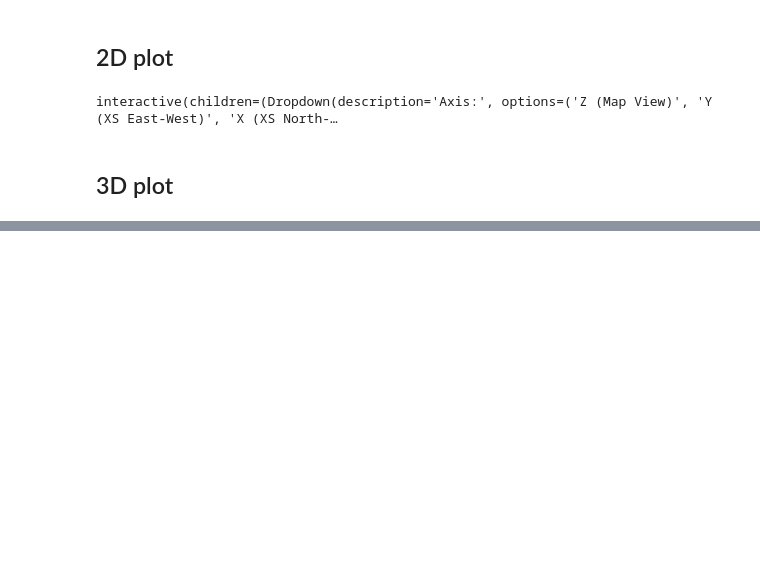
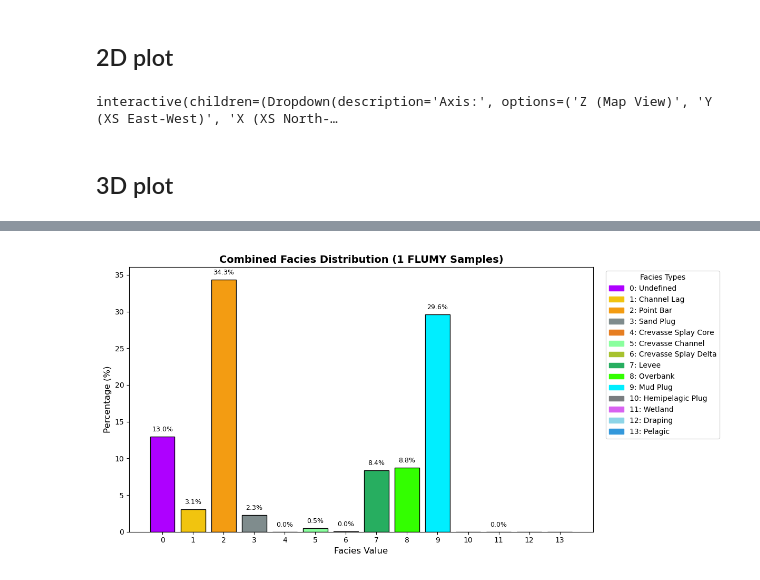
Before and after one commit to Matglassaa/Thesis-project-DGM, a Jupyter notebook: data/dataset_visualization.ipynb, the cells around one changed output, grey strips where cells are left out. Saved outputs shown, nothing was run; the diff lists cells and outputs as text; code cells hidden in the pictures; blank space fills up the shorter version.

```diff
--- a/data/dataset_visualization.ipynb
+++ b/data/dataset_visualization.ipynb
@@ -179,0 +184,64 @@ interactive(children=(IntSlider(value=64, description='X', max=127), IntSlider(v
+# %%
+files = ['sample_2.npz']
+# %%
+total_counts = np.zeros(14, dtype=np.int64)
+print("Crunching the data...")
+
+for i, f in enumerate(files):
+    filepath = os.path.join(base, f)
+    with np.load(filepath) as data:
+        grid = data['facies']
+        # Extract counts, forcing length to 14 (values 0-13)
+        file_counts = np.bincount(grid.ravel(), minlength=14)
+        total_counts += file_counts
+
+    if (i + 1) % 100 == 0:
+        print(f"Processed {i + 1}/{len(files)} files...")
+
+print("\nProcessing complete! Calculating distribution...")
+
+# Calculate percentages
+total_voxels = total_counts.sum()
+percentages = (total_counts / total_voxels) * 100
+
+# Print formatted text output with Facies Names
+print("\n--- Overall Facies Distribution ---")
+for val in range(14):
+    if total_counts[val] > 0:
+        facies_name = val_to_info[val]['name']
+        print(f"[{val:2d}] {facies_name:<22}: {percentages[val]:6.2f}% ({total_counts[val]:,} voxels)")
+
+
+# --- Visualization ---
+plt.figure(figsize=(12, 6)) # Made slightly wider to fit the legend
+
+x_values = np.arange(14)
+# Map the colors from the dictionary to a list in order from 0 to 13
+bar_colors = [val_to_info[val]['color'] for val in x_values]
+
+# Create the bar chart
+bars = plt.bar(x_values, percentages, color=bar_colors, edgecolor='black')
+
+# Add data labels on top of the bars
+for bar in bars:
+    height = bar.get_height()
+    if height > 0:
+        plt.text(bar.get_x() + bar.get_width()/2., height + 0.5,
+                 f'{height:.1f}%', ha='center', va='bottom', fontsize=9)
+
+# Build custom legend handles using the dictionary
+legend_patches = [
+    mpatches.Patch(color=val_to_info[val]['color'], label=f"{val}: {val_to_info[val]['name']}")
+    for val in x_values
+]
+
+
+plt.legend(handles=legend_patches, title="Facies Types", bbox_to_anchor=(1.02, 1), loc='upper left', frameon=True)
+plt.title(f'Combined Facies Distribution ({len(files)} FLUMY Samples)', fontsize=14, weight='bold')
+plt.xlabel('Facies Value', fontsize=12)
+plt.ylabel('Percentage (%)', fontsize=12)
+plt.xticks(x_values)
+plt.tight_layout()
+# plt.savefig('facies_distribution.png', dpi=300, bbox_inches='tight')
+plt.show()
+# %% [output]
@@ -179,0 +264 @@ interactive(children=(IntSlider(value=64, description='X', max=127), IntSlider(v
+[figure, added]
```
Also changed, not shown: parts of 7 cells of this notebook, 5 other files.
